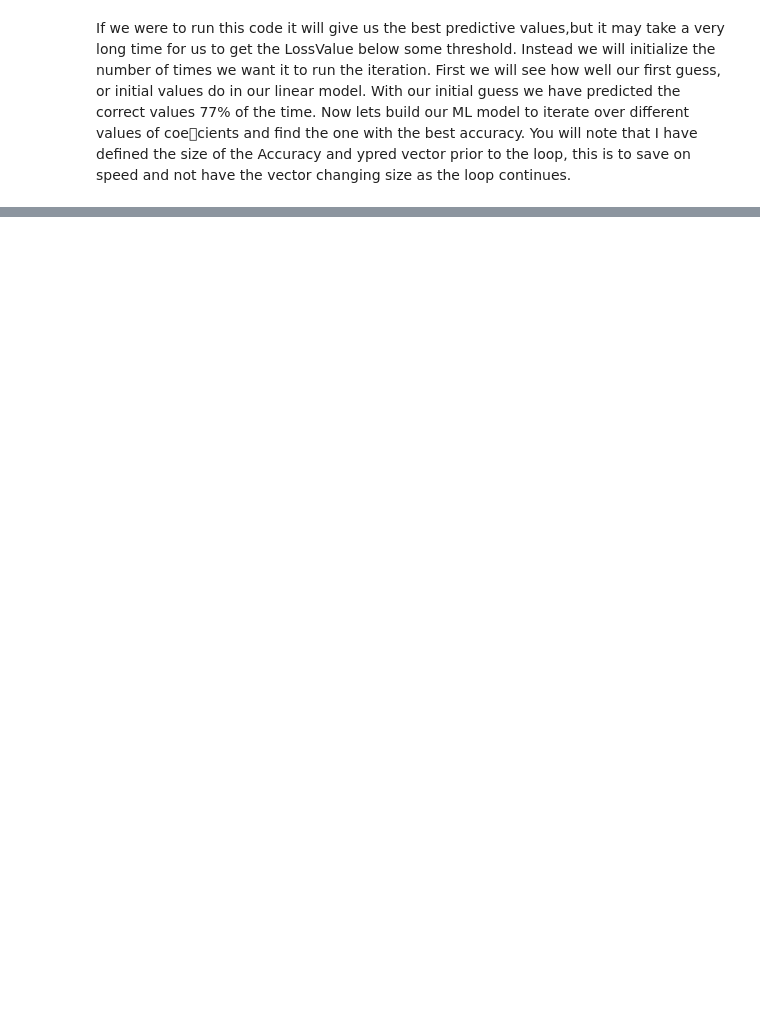
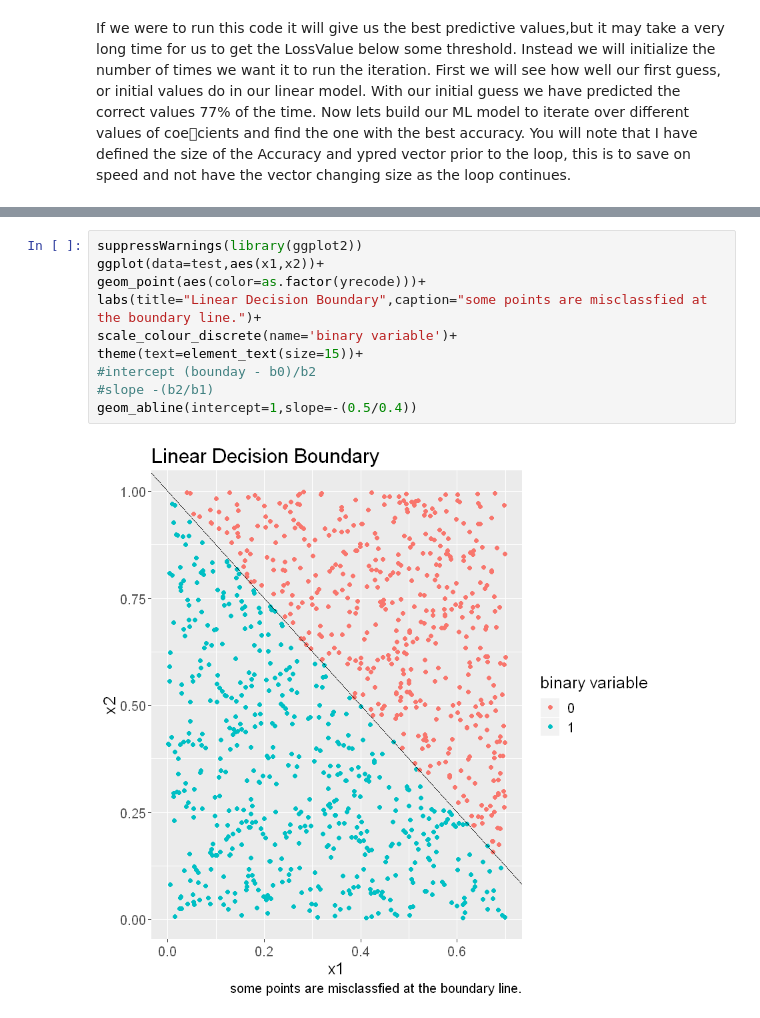
Before and after one commit to StevenLoaiza/Machine_Learning, a Jupyter notebook: Introduction/Machine Learning - A simple approach.ipynb, the cells around one changed output, grey strips where cells are left out. Saved outputs shown, nothing was run; the diff lists cells and outputs as text; blank space fills up the shorter version.

```diff
--- a/Introduction/Machine Learning - A simple approach.ipynb
+++ b/Introduction/Machine Learning - A simple approach.ipynb
@@ -179,0 +240,12 @@ code and view the data side by side , with our True Y values and our first predi
+# %%
+suppressWarnings(library(ggplot2))
+ggplot(data=test,aes(x1,x2))+
+geom_point(aes(color=as.factor(yrecode)))+
+labs(title="Linear Decision Boundary",caption="some points are misclassfied at the boundary line.")+
+scale_colour_discrete(name='binary variable')+
+theme(text=element_text(size=15))+
+#intercept (bounday - b0)/b2
+#slope -(b2/b1)
+geom_abline(intercept=1,slope=-(0.5/0.4))
+# %% [output]
+[figure, added]
```
Also changed, not shown: parts of 31 cells of this notebook, 3 other files.
